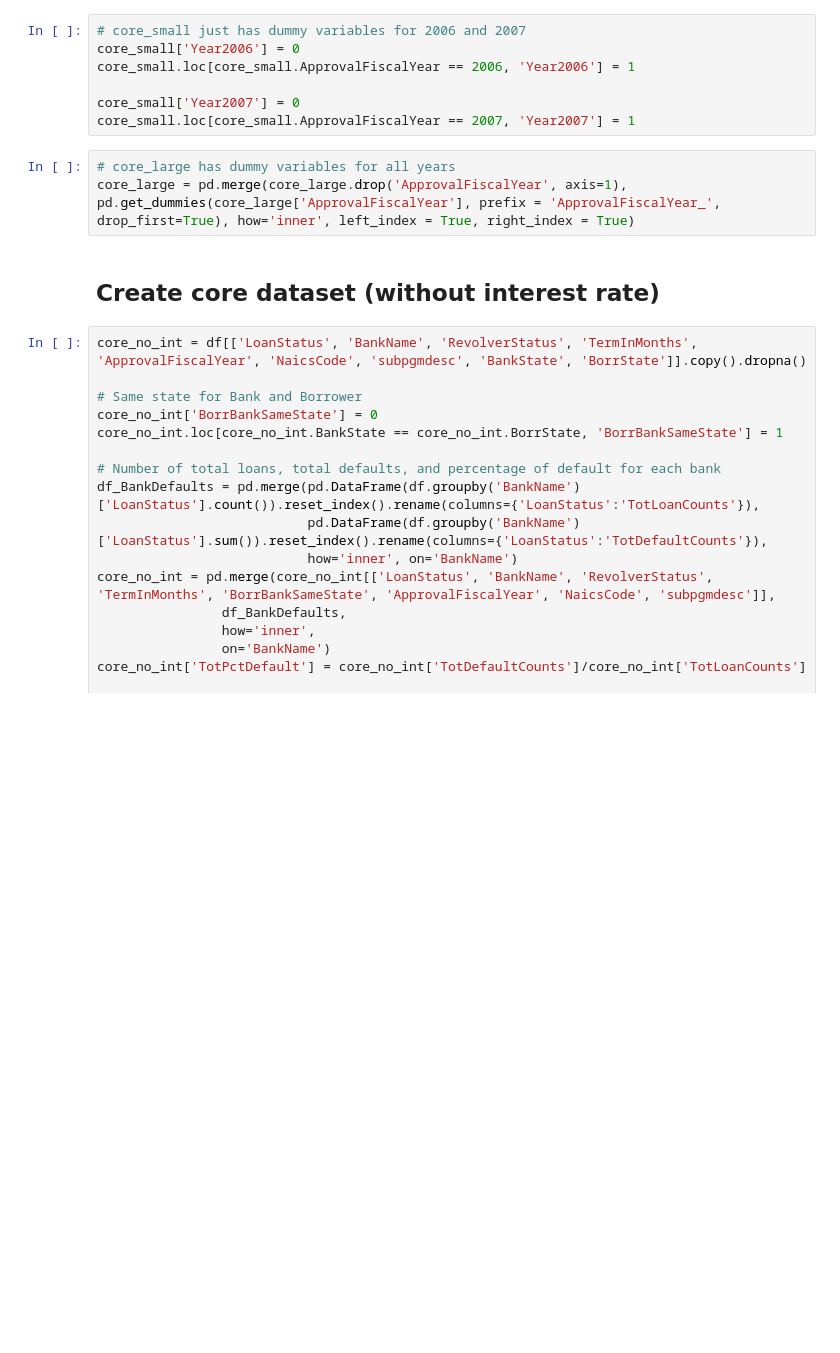
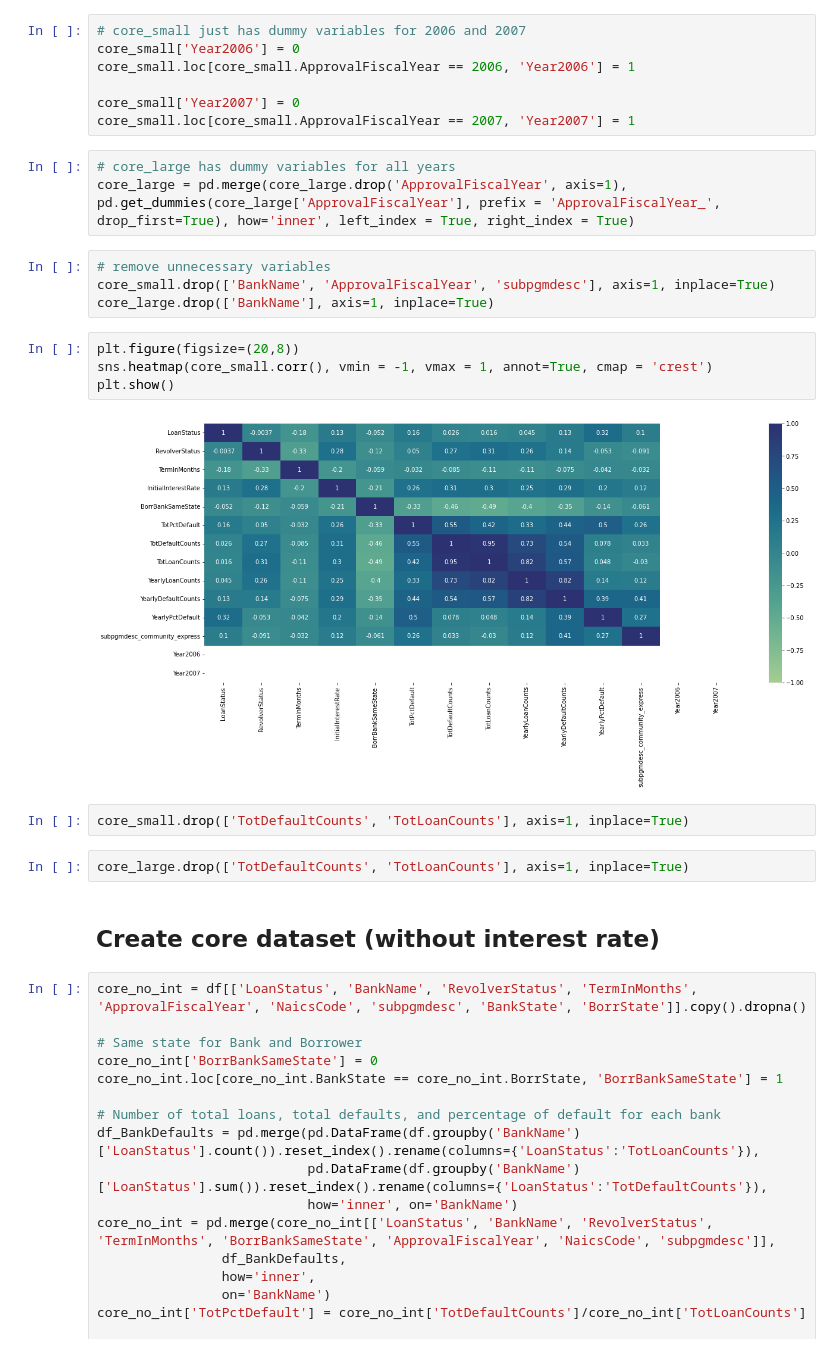
Before and after one commit to jhancuch/sba-loan-credit-analysis, a Jupyter notebook: model/development/model_development.ipynb, the cells around one changed output. Saved outputs shown, nothing was run; the diff lists cells and outputs as text; blank space fills up the shorter version.

```diff
--- a/model/development/model_development.ipynb
+++ b/model/development/model_development.ipynb
@@ -132,6 +140,20 @@ core_small.loc[core_small.ApprovalFiscalYear == 2007, 'Year2007'] = 1
 # %%
 # core_large has dummy variables for all years
 core_large = pd.merge(core_large.drop('ApprovalFiscalYear', axis=1), pd.get_dummies(core_large['ApprovalFiscalYear'], prefix = 'ApprovalFiscalYear_', drop_first=True), how='inner', left_index = True, right_index = True)
+# %%
+# remove unnecessary variables
+core_small.drop(['BankName', 'ApprovalFiscalYear', 'subpgmdesc'], axis=1, inplace=True)
+core_large.drop(['BankName'], axis=1, inplace=True)
+# %%
+plt.figure(figsize=(20,8))
+sns.heatmap(core_small.corr(), vmin = -1, vmax = 1, annot=True, cmap = 'crest')
+plt.show()
+# %% [output]
+[figure, added]
+# %%
+core_small.drop(['TotDefaultCounts', 'TotLoanCounts'], axis=1, inplace=True)
+# %%
+core_large.drop(['TotDefaultCounts', 'TotLoanCounts'], axis=1, inplace=True)
 # %% [markdown]
 ## Create core dataset (without interest rate)
 # %%
```
Also changed, not shown: parts of 20 cells of this notebook.
